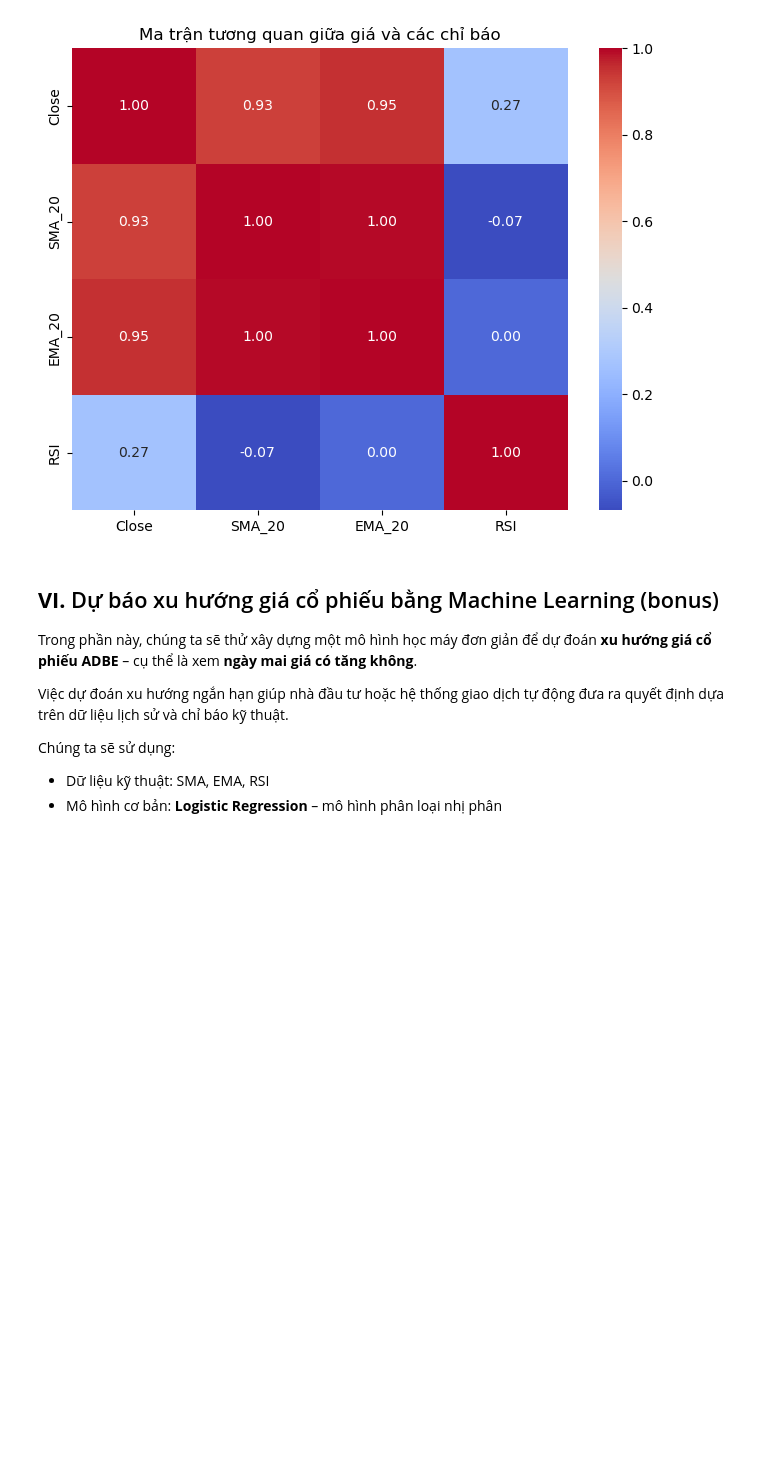
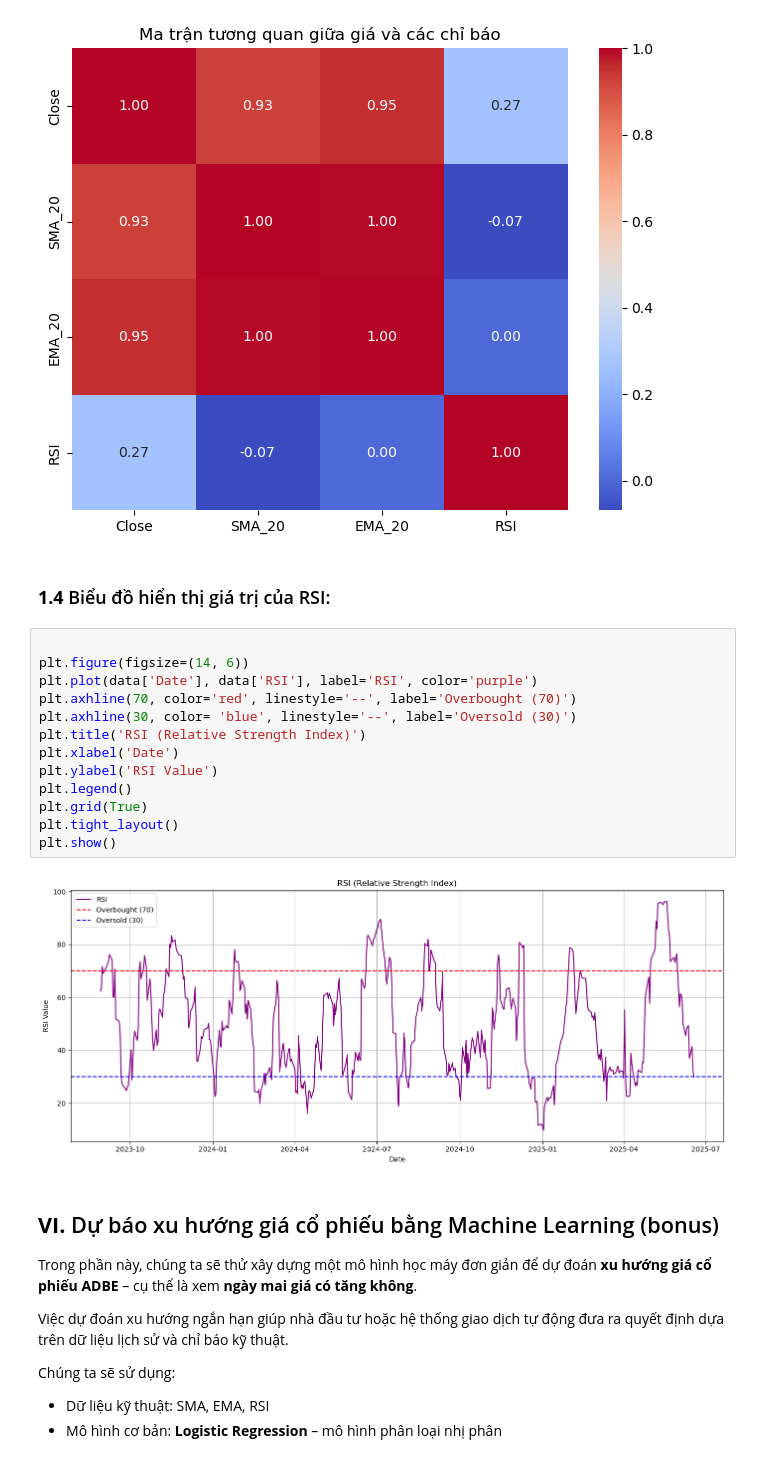
Before and after one commit to hieulenho/final_exam, a Jupyter notebook: final_exam.ipynb, the cells around one changed output. Cells and saved outputs as stored; diff of their text form; blank space fills up the shorter version.

```diff
--- a/final_exam.ipynb
+++ b/final_exam.ipynb
@@ -378,6 +378,23 @@ plt.title("Ma trận tương quan giữa giá và các chỉ báo")
 plt.show()
 # %% [output]
 [figure]
+# %% [markdown]
+### **1.4** Biểu đồ hiển thị giá trị của RSI:
+# %%
+
+plt.figure(figsize=(14, 6))
+plt.plot(data['Date'], data['RSI'], label='RSI', color='purple')
+plt.axhline(70, color='red', linestyle='--', label='Overbought (70)')
+plt.axhline(30, color= 'blue', linestyle='--', label='Oversold (30)')
+plt.title('RSI (Relative Strength Index)')
+plt.xlabel('Date')
+plt.ylabel('RSI Value')
+plt.legend()
+plt.grid(True)
+plt.tight_layout()
+plt.show()
+# %% [output]
+[figure, added]
 # %% [markdown]
 ## **VI.** Dự báo xu hướng giá cổ phiếu bằng Machine Learning (bonus)
 
```
Also changed, not shown: parts of 2 cells of this notebook.
